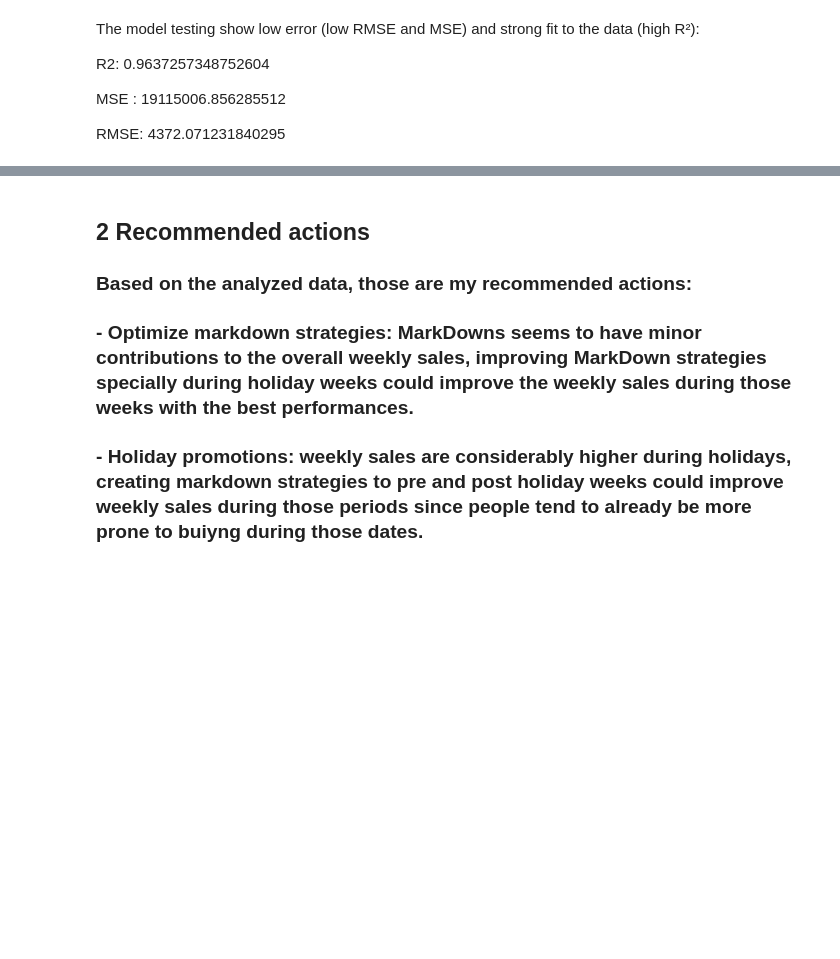
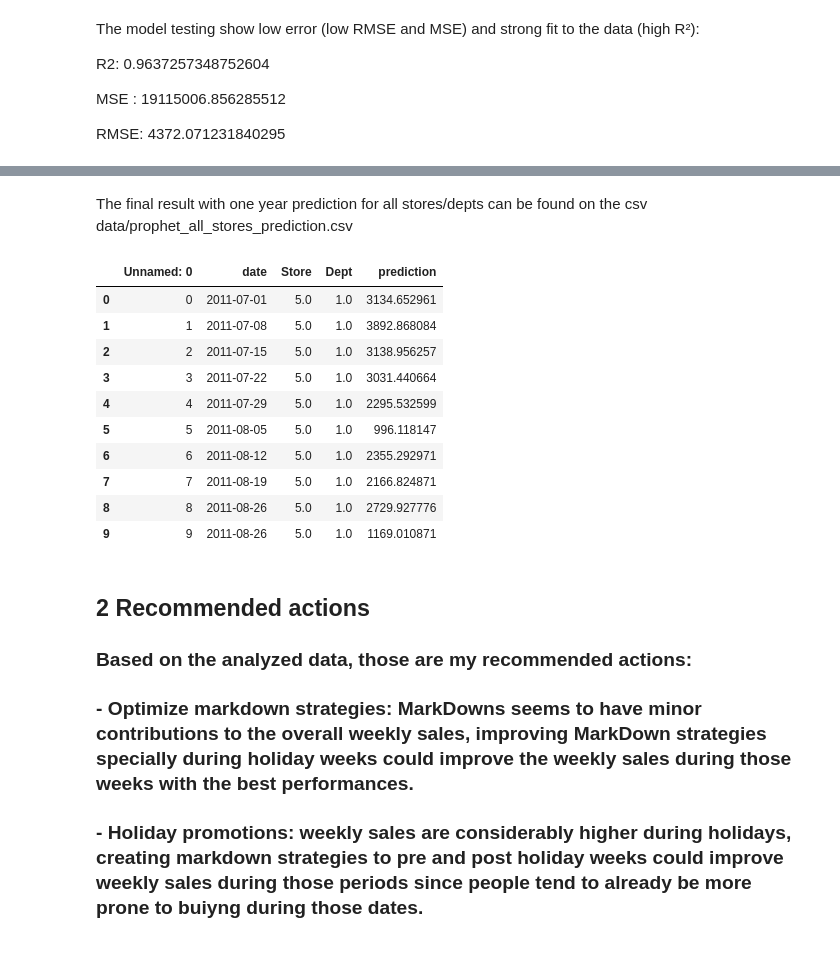
Before and after one commit to jpgianfaldoni/challenge-mle, a Jupyter notebook: presentation/presentation.ipynb, the cells around one changed output, grey strips where cells are left out. Cells and saved outputs as stored; diff of their text form; code cells hidden in the pictures; blank space fills up the shorter version.

```diff
--- a/presentation/presentation.ipynb
+++ b/presentation/presentation.ipynb
@@ -235,3 +238,20 @@ df_p = performance_metrics(df_cv)
+# %% [markdown]
+The final result with one year prediction for all stores/depts can be found on the csv data/prophet_all_stores_prediction.csv
+# %%
+prophet_predictions = pd.read_csv('../data/prophet_all_stores_prediction.csv')
+prophet_predictions.head(10)
+# %% [output]
+|  | Unnamed: 0 | date | Store | Dept | prediction |
+| 0 | 0 | 2011-07-01 | 5.0 | 1.0 | 3134.652961 |
+| 1 | 1 | 2011-07-08 | 5.0 | 1.0 | 3892.868084 |
+| 2 | 2 | 2011-07-15 | 5.0 | 1.0 | 3138.956257 |
+| 3 | 3 | 2011-07-22 | 5.0 | 1.0 | 3031.440664 |
+| 4 | 4 | 2011-07-29 | 5.0 | 1.0 | 2295.532599 |
+| 5 | 5 | 2011-08-05 | 5.0 | 1.0 | 996.118147 |
+| 6 | 6 | 2011-08-12 | 5.0 | 1.0 | 2355.292971 |
+| 7 | 7 | 2011-08-19 | 5.0 | 1.0 | 2166.824871 |
+| 8 | 8 | 2011-08-26 | 5.0 | 1.0 | 2729.927776 |
+| 9 | 9 | 2011-08-26 | 5.0 | 1.0 | 1169.010871 |
 # %% [markdown]
 ## 2 Recommended actions
 ### Based on the analyzed data, those are my recommended actions:
```
Also changed, not shown: parts of 7 cells of this notebook, 5 other files.
